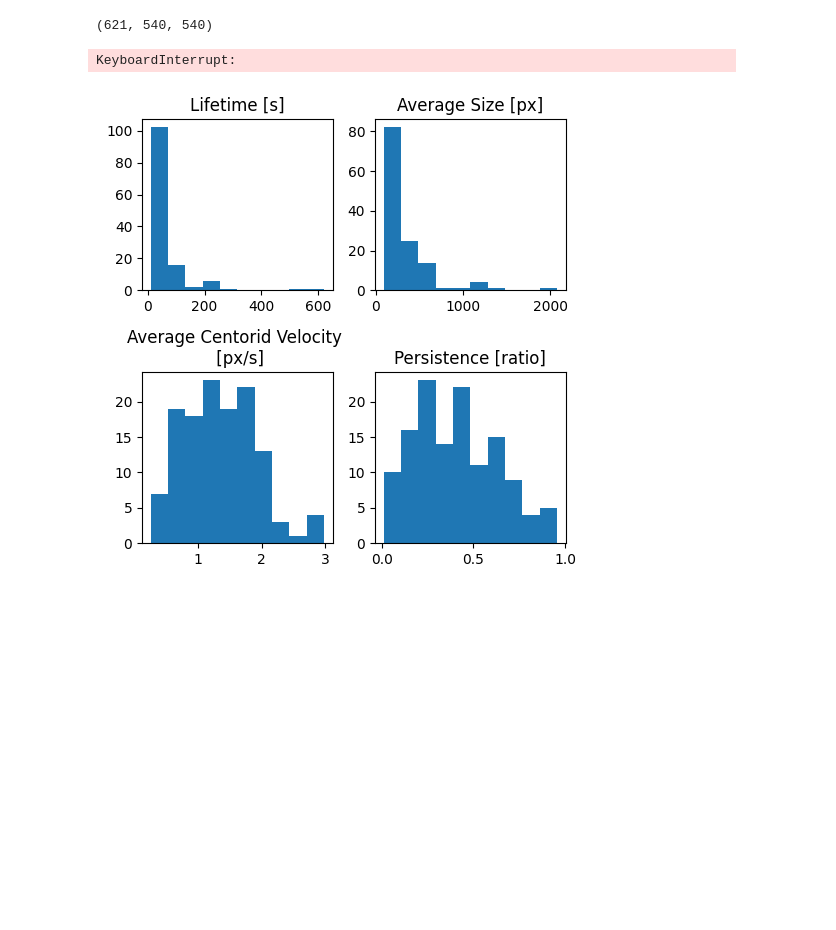
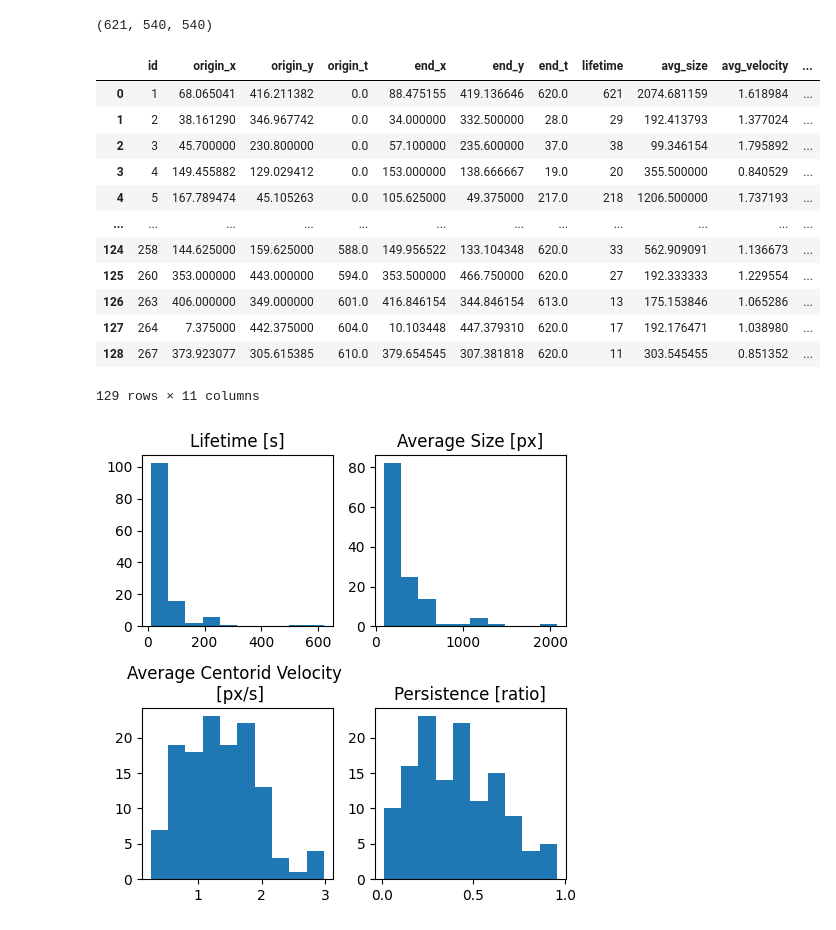
Before and after one commit to leaBroe/arcospx_analysis_quantification_correlation, a Jupyter notebook: arcospx_analysis_nb_finished.ipynb, the cells around one changed output. Drawn from its saved outputs; the diff is of its cells as text; code cells hidden in the pictures; blank space fills up the shorter version.

```diff
--- a/arcospx_analysis_nb_finished.ipynb
+++ b/arcospx_analysis_nb_finished.ipynb
@@ -464,7 +456,7 @@ df_all = []
 for idx, e in enumerate(events_upscaled):
     props = regionprops_table(e, properties=("label", "area", "centroid", 'intensity_mean'), intensity_image=actin[idx][:, :1160])
     df_temp = pd.DataFrame(props)
-    df_temp["frame"] = idx * 30
+    df_temp["frame"] = idx
     df_all.append(df_temp)
 
 df_all = pd.concat(df_all)
@@ -500,10 +504,6 @@ point_layer = viewer.add_points(selected_data, size=5, symbol='cross', name='cro
 events_upscaled.shape
 # %% [output]
 (621, 540, 540)
-# %%
-df_all['timestep'] = df_all['frame'] / 30
-# %% [output]
-KeyboardInterrupt:
 # %%
 import pandas as pd
 import numpy as np
@@ -524,18 +524,18 @@ def get_summary_statistics(df):
     persistences = []
 
     for obj_id in df["id"].unique():
-        obj_df = df[df["id"] == obj_id].sort_values(by="timestep")
+        obj_df = df[df["id"] == obj_id].sort_values(by="frame")
 
         # Origin and End points
         origin_x.append(obj_df.iloc[0]["x"])
         origin_y.append(obj_df.iloc[0]["y"])
-        origin_t.append(obj_df.iloc[0]["timestep"])
+        origin_t.append(obj_df.iloc[0]["frame"])
         end_x.append(obj_df.iloc[-1]["x"])
         end_y.append(obj_df.iloc[-1]["y"])
-        end_t.append(obj_df.iloc[-1]["timestep"])
+        end_t.append(obj_df.iloc[-1]["frame"])
 
         # Lifetime
-        lifetime = obj_df["timestep"].max() - obj_df["timestep"].min() + 1
+        lifetime = obj_df["frame"].max() - obj_df["frame"].min() + 1
         lifetimes.append(lifetime)
 
         # Average size
@@ -544,7 +544,7 @@ def get_summary_statistics(df):
         # Average velocity
         obj_df["dx"] = obj_df["x"].diff()
         obj_df["dy"] = obj_df["y"].diff()
-        obj_df["dt"] = obj_df["timestep"].diff()
+        obj_df["dt"] = obj_df["frame"].diff()
         velocities = np.sqrt(obj_df["dx"] ** 2 + obj_df["dy"] ** 2) / obj_df["dt"]
         avg_velocities.append(velocities.mean())
 
@@ -552,33 +552,49 @@ def get_summary_statistics(df):
         net_displacement = np.linalg.norm(
             [obj_df["x"].iloc[-1] - obj_df["x"].iloc[0], obj_df["y"].iloc[-1] - obj_df["y"].iloc[0]]
         )
         total_distance = np.sum(np.sqrt(obj_df["x"].diff() ** 2 + obj_df["y"].diff() ** 2))
         persistence = net_displacement / total_distance if total_distance != 0 else 0  # To avoid division by zero
         persistences.append(persistence)
 
         # Add to object IDs list
         obj_ids.append(obj_id)
 
     # Creating the summary DataFrame
     summary_df = pd.DataFrame(
         {
             "id": obj_ids,
             "origin_x": origin_x,
             "origin_y": origin_y,
             "origin_t": origin_t,
             "end_x": end_x,
             "end_y": end_y,
             "end_t": end_t,
             "lifetime": lifetimes,
             "avg_size": avg_sizes,
             "avg_velocity": avg_velocities,
             "persistence": persistences,
         }
     )
 
     return summary_df
 
+
 summary_df = get_summary_statistics(df_all)
+summary_df
+# %% [output]
+|  | id | origin_x | origin_y | origin_t | end_x | end_y | end_t | lifetime | avg_size | avg_velocity | ... |
+| 0 | 1 | 68.065041 | 416.211382 | 0.0 | 88.475155 | 419.136646 | 620.0 | 621 | 2074.681159 | 1.618984 | ... |
+| 1 | 2 | 38.161290 | 346.967742 | 0.0 | 34.000000 | 332.500000 | 28.0 | 29 | 192.413793 | 1.377024 | ... |
+| 2 | 3 | 45.700000 | 230.800000 | 0.0 | 57.100000 | 235.600000 | 37.0 | 38 | 99.346154 | 1.795892 | ... |
+| 3 | 4 | 149.455882 | 129.029412 | 0.0 | 153.000000 | 138.666667 | 19.0 | 20 | 355.500000 | 0.840529 | ... |
+| 4 | 5 | 167.789474 | 45.105263 | 0.0 | 105.625000 | 49.375000 | 217.0 | 218 | 1206.500000 | 1.737193 | ... |
+| ... | ... | ... | ... | ... | ... | ... | ... | ... | ... | ... | ... |
+| 124 | 258 | 144.625000 | 159.625000 | 588.0 | 149.956522 | 133.104348 | 620.0 | 33 | 562.909091 | 1.136673 | ... |
+| 125 | 260 | 353.000000 | 443.000000 | 594.0 | 353.500000 | 466.750000 | 620.0 | 27 | 192.333333 | 1.229554 | ... |
+| 126 | 263 | 406.000000 | 349.000000 | 601.0 | 416.846154 | 344.846154 | 613.0 | 13 | 175.153846 | 1.065286 | ... |
+| 127 | 264 | 7.375000 | 442.375000 | 604.0 | 10.103448 | 447.379310 | 620.0 | 17 | 192.176471 | 1.038980 | ... |
+| 128 | 267 | 373.923077 | 305.615385 | 610.0 | 379.654545 | 307.381818 | 620.0 | 11 | 303.545455 | 0.851352 | ... |
+129 rows × 11 columns
 # %%
 import matplotlib.pyplot as plt
 
```
Also changed, not shown: parts of 4 cells of this notebook.
